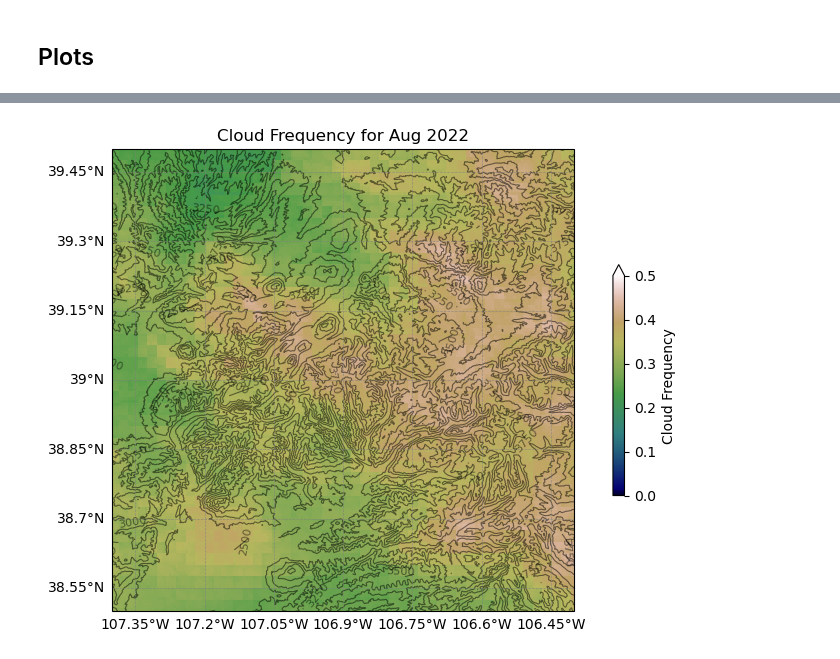
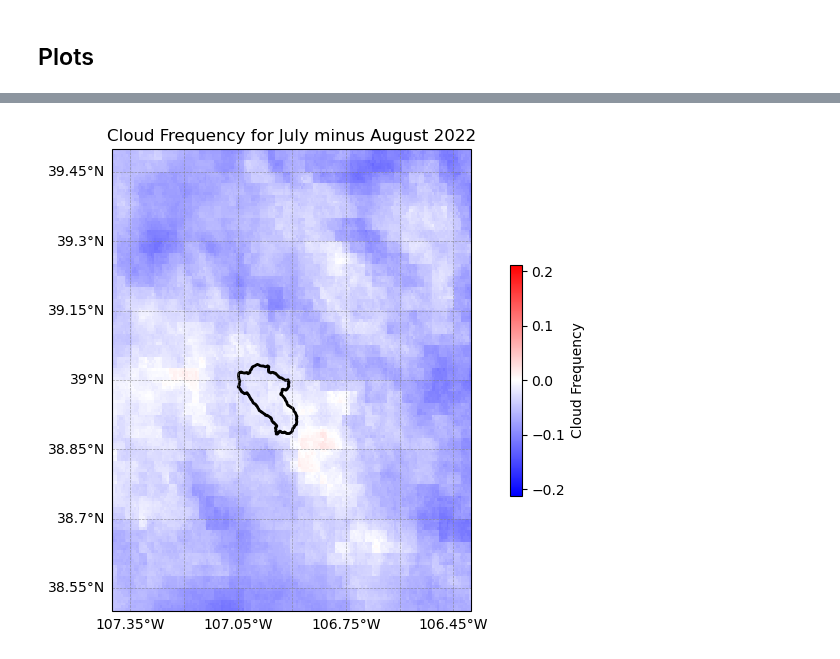
Before and after one commit to clinton-alden/goes_clouds, a Jupyter notebook: analysis/05_cloud_frequency_counts.ipynb, the cells around one changed output, grey strips where cells are left out. Saved outputs shown, nothing was run; the diff lists cells and outputs as text; code cells hidden in the pictures.

Commit message:
working on new plots

```diff
--- a/analysis/05_cloud_frequency_counts.ipynb
+++ b/analysis/05_cloud_frequency_counts.ipynb
@@ -117,6 +127,7 @@ months_list = ['07', '08']
 # %%
 # Define the months and their corresponding variable names
-months_dict = {'07': 'jul_cloud_freq', '08': 'aug_cloud_freq'}
+months_dict = {'06': 'jun_cloud_freq', '07': 'jul_cloud_freq',
+               '08': 'aug_cloud_freq', '09': 'sep_cloud_freq'}
 # Dictionary to store the datasets
 cloud_freq_datasets = {}
 
@@ -126,8 +137,8 @@ for month, var_name in months_dict.items():
     cloud_freq_datasets[var_name] = ds  # Save the dataset with the variable name as the key
 
 # Access the datasets
+jun_cloud_freq = cloud_freq_datasets['jun_cloud_freq']
 jul_cloud_freq = cloud_freq_datasets['jul_cloud_freq']
 aug_cloud_freq = cloud_freq_datasets['aug_cloud_freq']
-
-aug_cloud_freq
+sep_cloud_freq = cloud_freq_datasets['sep_cloud_freq']
 # %% [output]
@@ -168,0 +176,6 @@ with rasterio.open(dem_path) as src:
+# %%
+east_river = gpd.read_file('/home/cdalden/goes_work/analysis/east_polygon.json', driver='GeoJSON')
+
+# Ensure the GeoDataFrame is in the correct CRS (latitude/longitude)
+if east_river.crs is None or east_river.crs.to_string() != "EPSG:4326":
+    east_river = east_river.to_crs(epsg=4326)
@@ -171,52 +294,55 @@ with rasterio.open(dem_path) as src:
 plt.figure(figsize=(10, 6))
 ax = plt.axes(projection=ccrs.PlateCarree())  # Use PlateCarree for geographic data
 
-# Plot the data
-aug_cloud_freq.monthly_frequency.plot(
+# Plot the cloud frequency data
+aug_minus_jul.plot(
     ax=ax,
-    cmap="gist_earth",
+    cmap="bwr",
     transform=ccrs.PlateCarree(),  # Specify the data's coordinate system
-    cbar_kwargs={'label': 'Cloud Frequency', 'shrink': 0.5},
-    vmin=0, vmax=0.5  # Set color scale limits
+    cbar_kwargs={'label': 'Cloud Frequency', 'shrink': 0.5}
 )
 
-# Add elevation contours
-contour_levels = np.arange(2500, 4000, 250)  # Define contour levels (e.g., 1000m to 4000m)
-elevation_masked = np.ma.masked_invalid(elevation)  # Mask invalid elevation values
-contour = ax.contour(
-    elevation_masked,
-    levels=contour_levels,
-    colors='black',
-    linewidths=0.8,
-    transform=ccrs.PlateCarree(),
-    extent=extent,
-    alpha=0.5  # Set transparency for contours
-)
-ax.clabel(contour, inline=True, fontsize=8, fmt='%d')  # Add labels to contours
+# plot east river bounds
+east_river.plot(ax=ax, edgecolor='k', facecolor='none', linewidth=2, zorder=1, transform=ccrs.PlateCarree())
 
+
+# # Add elevation contours
+# contour_levels = np.arange(1000, 4000, 500)  # Define contour levels (e.g., 1000m to 4000m)
+# elevation_masked = np.ma.masked_invalid(elevation)  # Mask invalid elevation values
+# contour = ax.contour(
+#     elevation_masked,
+#     levels=contour_levels,
+#     colors='black',
+#     linewidths=0.8,
+#     transform=ccrs.PlateCarree(),
+#     extent=extent,
+#     alpha=0.5  # Set transparency for contours
+# )
+# ax.clabel(contour, inline=True, fontsize=8, fmt='%d')  # Add labels to contours
 
 
 # Add state outlines and coastlines
 ax.add_feature(cfeature.COASTLINE, linewidth=1, edgecolor='black')
 ax.add_feature(cfeature.STATES, linewidth=0.5, edgecolor='black')
-ax.add_feature(cfeature.LAKES, edgecolor="black")
-ax.add_feature(cfeature.RIVERS)
 # Add gridlines with latitude and longitude labels
 gridlines = ax.gridlines(draw_labels=True, linewidth=0.5, color='gray', alpha=0.7, linestyle='--')
 gridlines.top_labels = False  # Disable top labels
 gridlines.right_labels = False  # Disable right labels
 gridlines.xlabel_style = {'size': 10, 'color': 'black'}
 gridlines.ylabel_style = {'size': 10, 'color': 'black'}
 
 
 # Add title and labels
-plt.title(f"Cloud Frequency for Aug 2022")
+plt.title(f"Cloud Frequency for July minus August 2022")
 plt.xlabel("Longitude")
 plt.ylabel("Latitude")
 
 ax.set_extent([-107.4, -106.4, 38.5, 39.5], crs=ccrs.PlateCarree())  # east riverish extent
 
+
+# ax.text(-107.3, 39.4, 'East River Basin', fontsize=10, transform=ccrs.PlateCarree(), zorder=2)
+
 # Show the plot
 plt.show()
 # %% [output]
-[figure, old version]
+[figure, new version]
```
Also changed, not shown: parts of 12 cells of this notebook.
